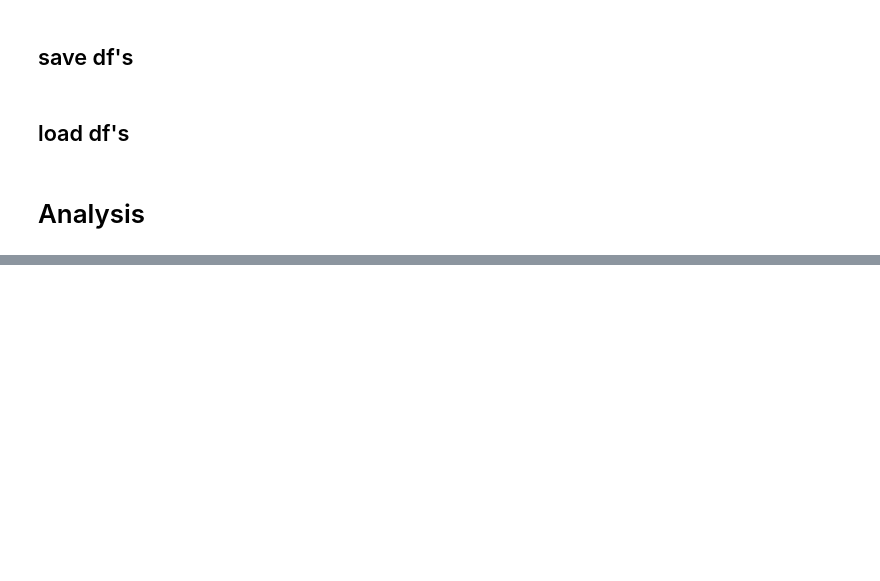
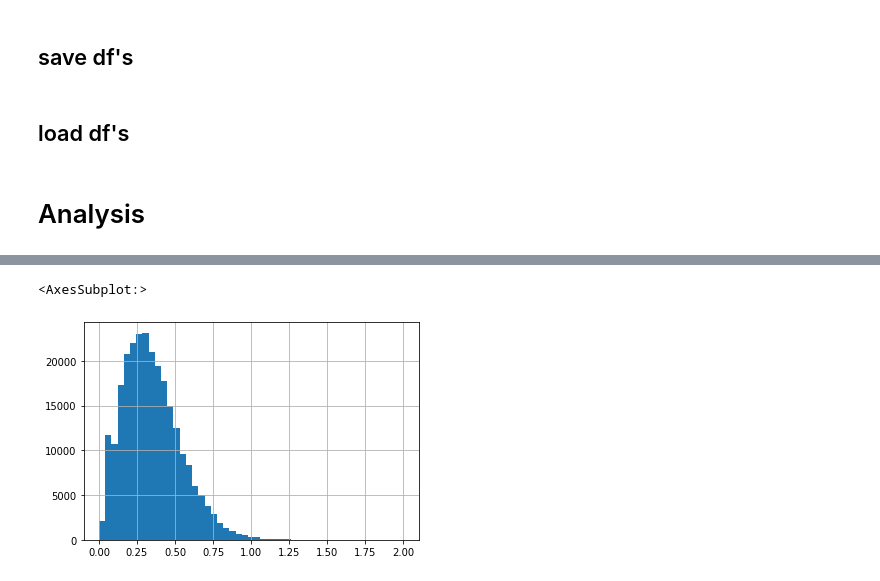
Before and after one commit to axelHeim/MCstudies, a Jupyter notebook: Dstlnu_Bt_generic/load_NN_to_basf2/productive_method/relatedAnalysis/analysis_onlineAppliedNAHS_NN.ipynb, the cells around one changed output, grey strips where cells are left out. Saved outputs shown, nothing was run; the diff lists cells and outputs as text; code cells hidden in the pictures; blank space fills up the shorter version.

```diff
--- a/Dstlnu_Bt_generic/load_NN_to_basf2/productive_method/relatedAnalysis/analysis_onlineAppliedNAHS_NN.ipynb
+++ b/Dstlnu_Bt_generic/load_NN_to_basf2/productive_method/relatedAnalysis/analysis_onlineAppliedNAHS_NN.ipynb
@@ -26,0 +283,6 @@ df_FSPs = pd.read_csv(nfs_path + "FSPs_df.csv")
+# %%
+bins = np.linspace(0, 2, 50)
+df_Ups4S["E_predicted_bg_gammas"].hist(bins=bins)
+# %% [output]
+<AxesSubplot:>
+[figure, added]
```
Also changed, not shown: parts of 50 cells of this notebook.
